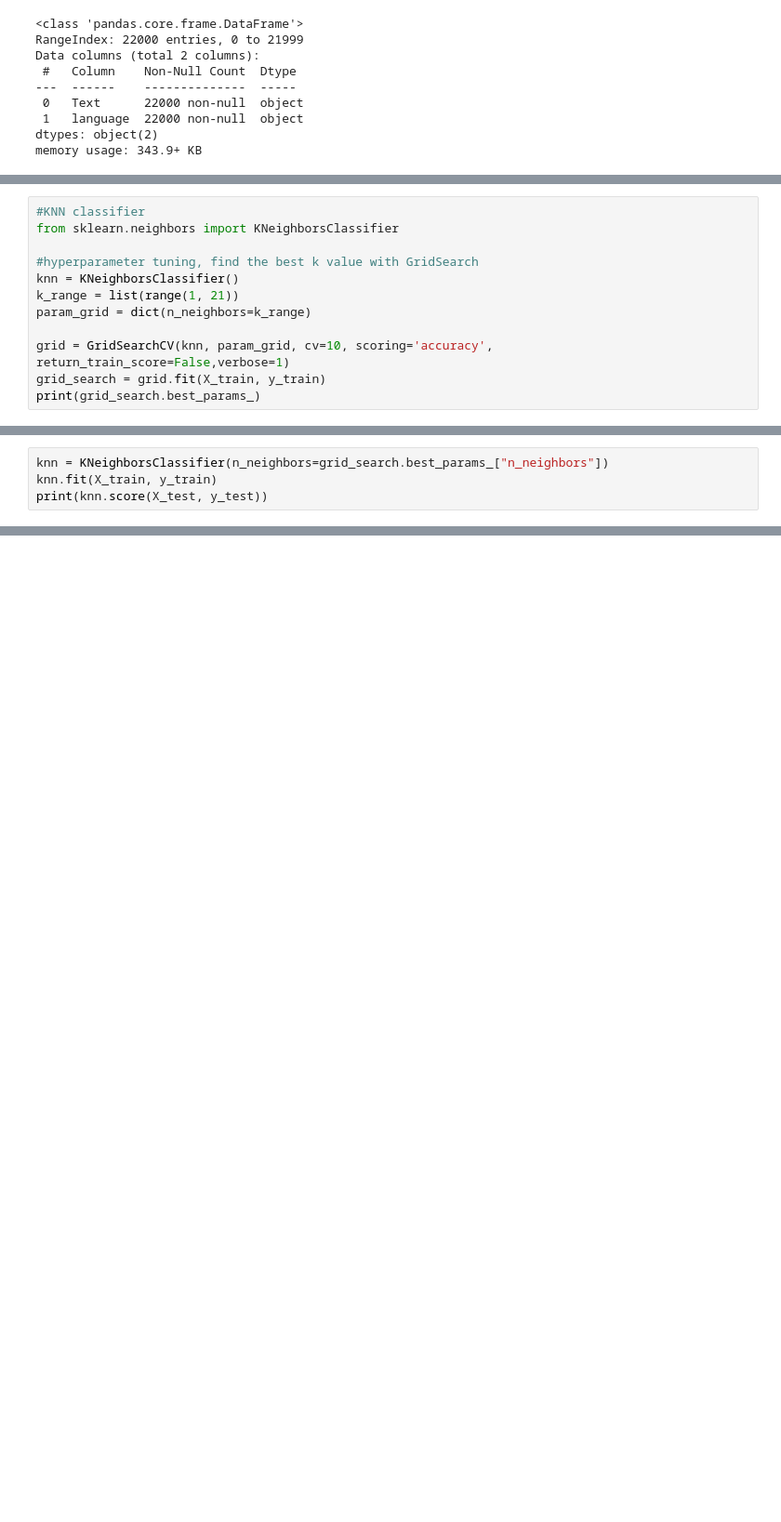
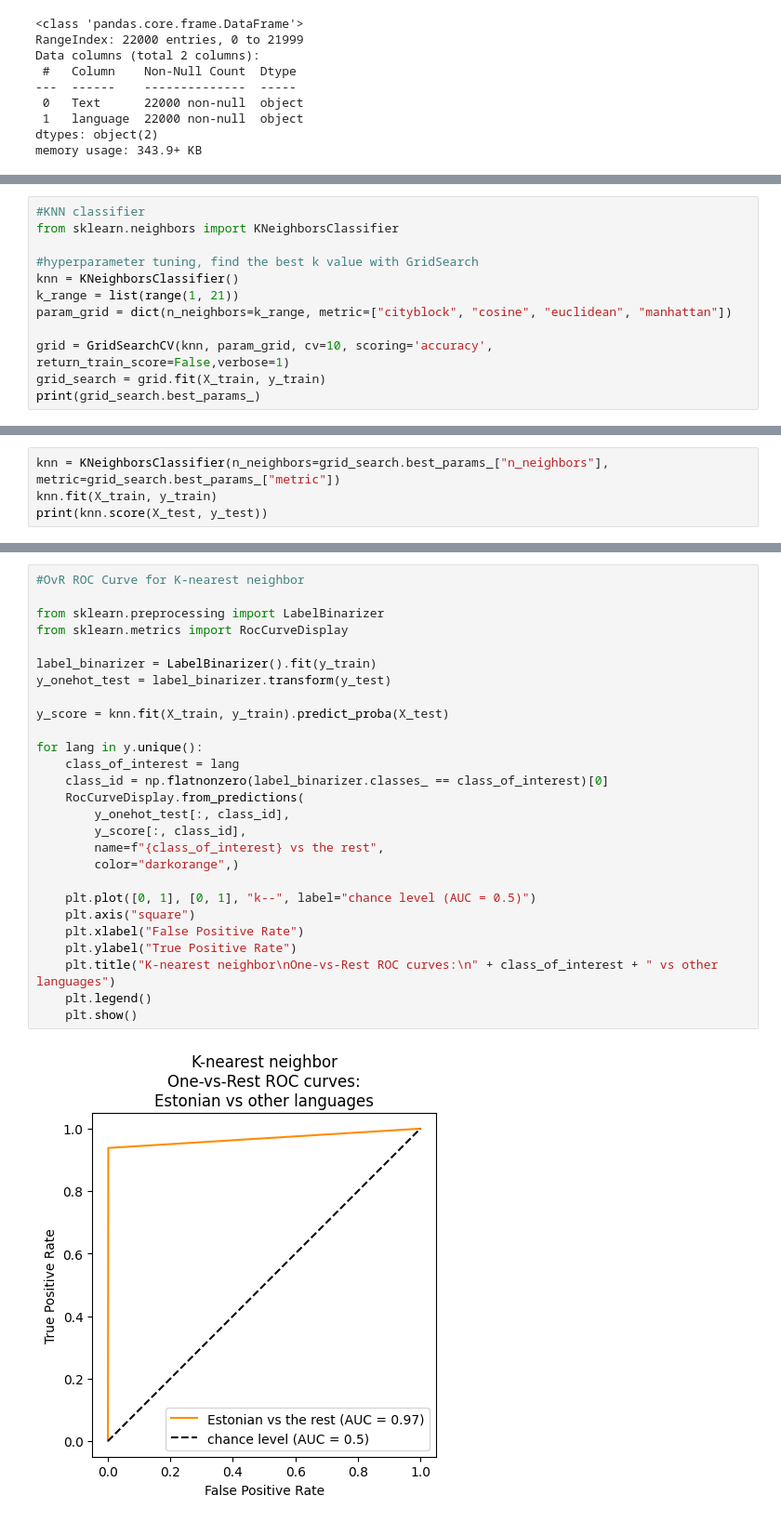
Before and after one commit to yeetzpxoci/language_recognition, a Jupyter notebook: project.ipynb, the cells around one changed output, grey strips where cells are left out. Shown at 93% size. Cells and saved outputs as stored; diff of their text form; blank space fills up the shorter version.

```diff
--- a/project.ipynb
+++ b/project.ipynb
@@ -83,7 +125,7 @@ from sklearn.neighbors import KNeighborsClassifier
 #hyperparameter tuning, find the best k value with GridSearch
 knn = KNeighborsClassifier()
 k_range = list(range(1, 21))
-param_grid = dict(n_neighbors=k_range)
+param_grid = dict(n_neighbors=k_range, metric=["cityblock", "cosine", "euclidean", "manhattan"])
 
 grid = GridSearchCV(knn, param_grid, cv=10, scoring='accuracy', return_train_score=False,verbose=1)
 grid_search = grid.fit(X_train, y_train)
@@ -94,5 +136,5 @@ Fitting 10 folds for each of 20 candidates, totalling 200 fits
 # %%
-knn = KNeighborsClassifier(n_neighbors=grid_search.best_params_["n_neighbors"])
+knn = KNeighborsClassifier(n_neighbors=grid_search.best_params_["n_neighbors"], metric=grid_search.best_params_["metric"])
 knn.fit(X_train, y_train)
 print(knn.score(X_test, y_test))
 # %% [output]
@@ -99,0 +142,29 @@ print(knn.score(X_test, y_test))
+# %%
+#OvR ROC Curve for K-nearest neighbor
+
+from sklearn.preprocessing import LabelBinarizer
+from sklearn.metrics import RocCurveDisplay
+
+label_binarizer = LabelBinarizer().fit(y_train)
+y_onehot_test = label_binarizer.transform(y_test)
+
+y_score = knn.fit(X_train, y_train).predict_proba(X_test)
+
+for lang in y.unique():
+    class_of_interest = lang
+    class_id = np.flatnonzero(label_binarizer.classes_ == class_of_interest)[0]
+    RocCurveDisplay.from_predictions(
+        y_onehot_test[:, class_id],
+        y_score[:, class_id],
+        name=f"{class_of_interest} vs the rest",
+        color="darkorange",)
+
+    plt.plot([0, 1], [0, 1], "k--", label="chance level (AUC = 0.5)")
+    plt.axis("square")
+    plt.xlabel("False Positive Rate")
+    plt.ylabel("True Positive Rate")
+    plt.title("K-nearest neighbor\nOne-vs-Rest ROC curves:\n" + class_of_interest + " vs other languages")
+    plt.legend()
+    plt.show()
+# %% [output]
+[figure, added]
```
Also changed, not shown: parts of 11 cells of this notebook, 1 other file.
